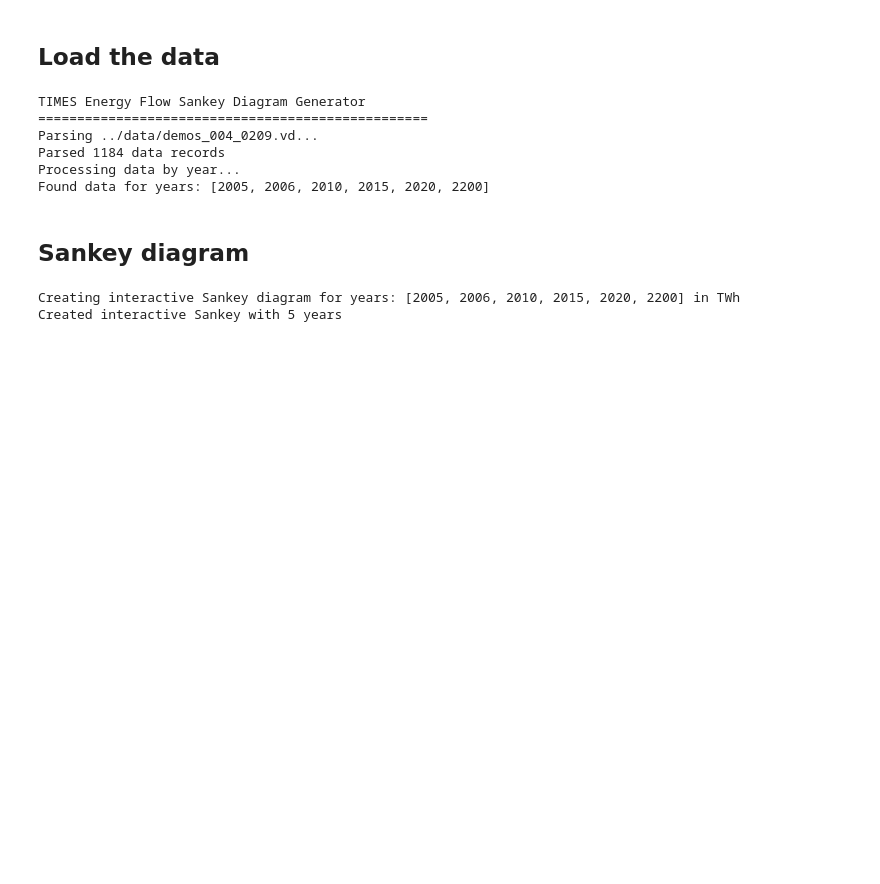
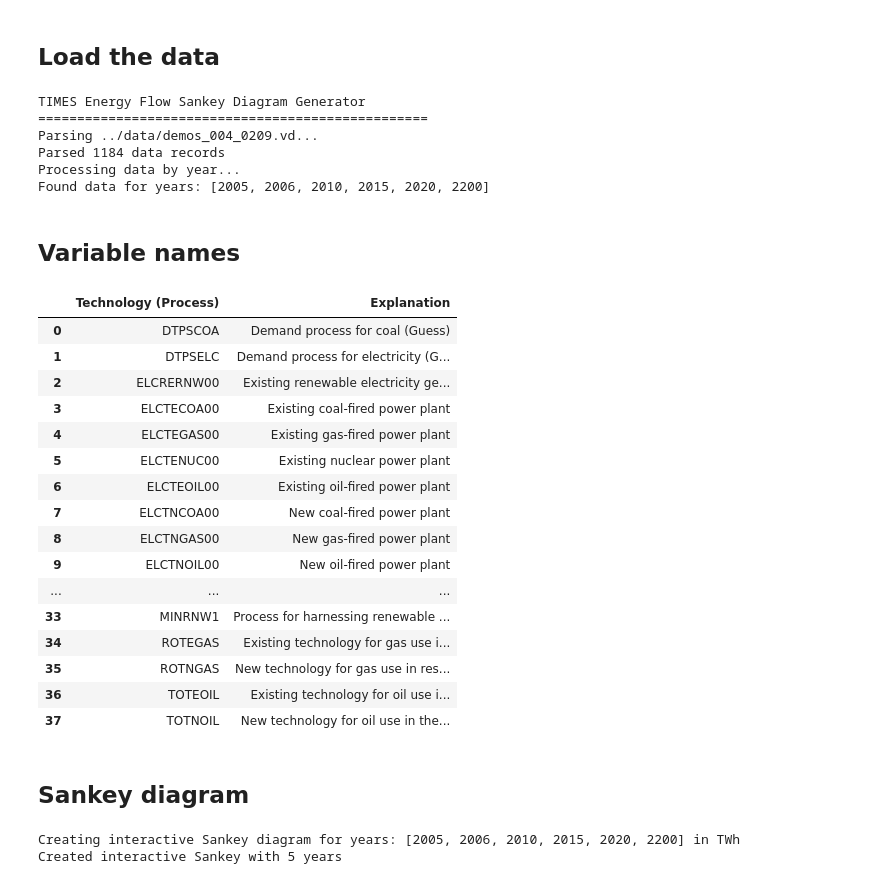
Before and after one commit to squoilin/TIMES_PyPSA, a Jupyter notebook: scripts/run_sankey.ipynb, the cells around one changed output. Drawn from its saved outputs; the diff is of its cells as text; code cells hidden in the pictures; blank space fills up the shorter version.

```diff
--- a/scripts/run_sankey.ipynb
+++ b/scripts/run_sankey.ipynb
@@ -34,6 +31,30 @@ Parsing ../data/demos_004_0209.vd...
 Parsed 1184 data records
 Processing data by year...
 Found data for years: [2005, 2006, 2010, 2015, 2020, 2200]
+# %% [markdown]
+## Variable names
+# %%
+# Load and display the inferred technologies and commodities variable names
+techs = pd.read_csv("../data/technologies.csv")
+techs.style.set_sticky()
+# %% [output]
+|  | Technology (Process) | Explanation |
+| 0 | DTPSCOA | Demand process for coal (Guess) |
+| 1 | DTPSELC | Demand process for electricity (G... |
+| 2 | ELCRERNW00 | Existing renewable electricity ge... |
+| 3 | ELCTECOA00 | Existing coal-fired power plant |
+| 4 | ELCTEGAS00 | Existing gas-fired power plant |
+| 5 | ELCTENUC00 | Existing nuclear power plant |
+| 6 | ELCTEOIL00 | Existing oil-fired power plant |
+| 7 | ELCTNCOA00 | New coal-fired power plant |
+| 8 | ELCTNGAS00 | New gas-fired power plant |
+| 9 | ELCTNOIL00 | New oil-fired power plant |
+| ... | ... | ... |
+| 33 | MINRNW1 | Process for harnessing renewable ... |
+| 34 | ROTEGAS | Existing technology for gas use i... |
+| 35 | ROTNGAS | New technology for gas use in res... |
+| 36 | TOTEOIL | Existing technology for oil use i... |
+| 37 | TOTNOIL | New technology for oil use in the... |
 # %% [markdown]
 ## Sankey diagram
 # %%
```
Also changed, not shown: parts of 4 cells of this notebook, 9 other files.
